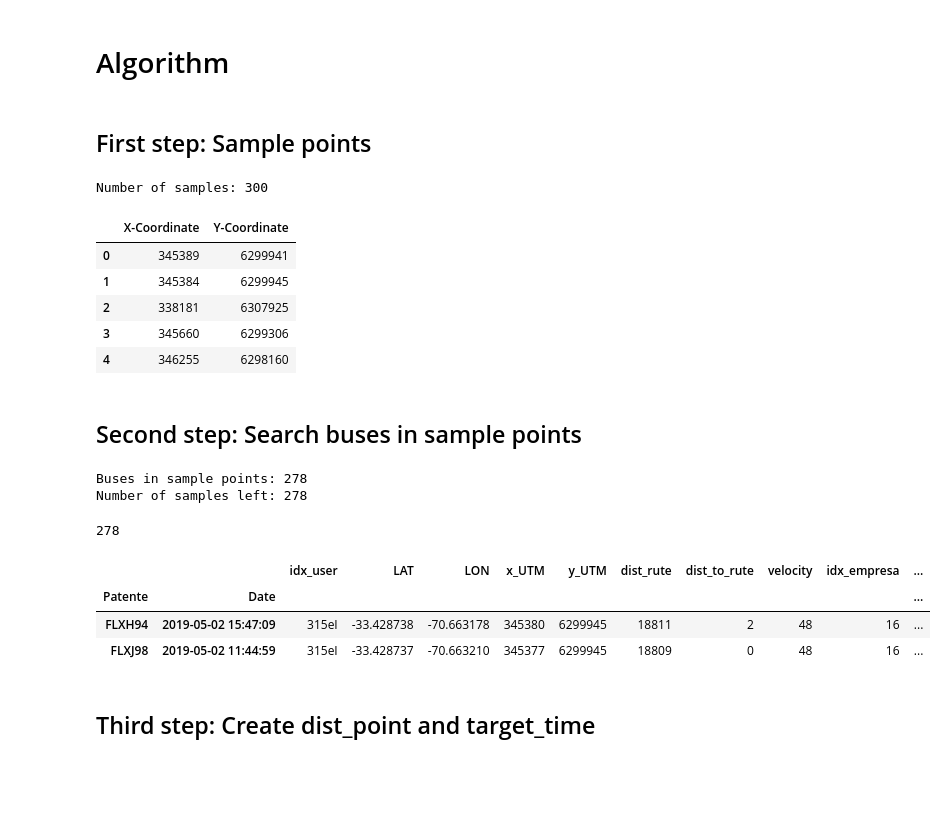
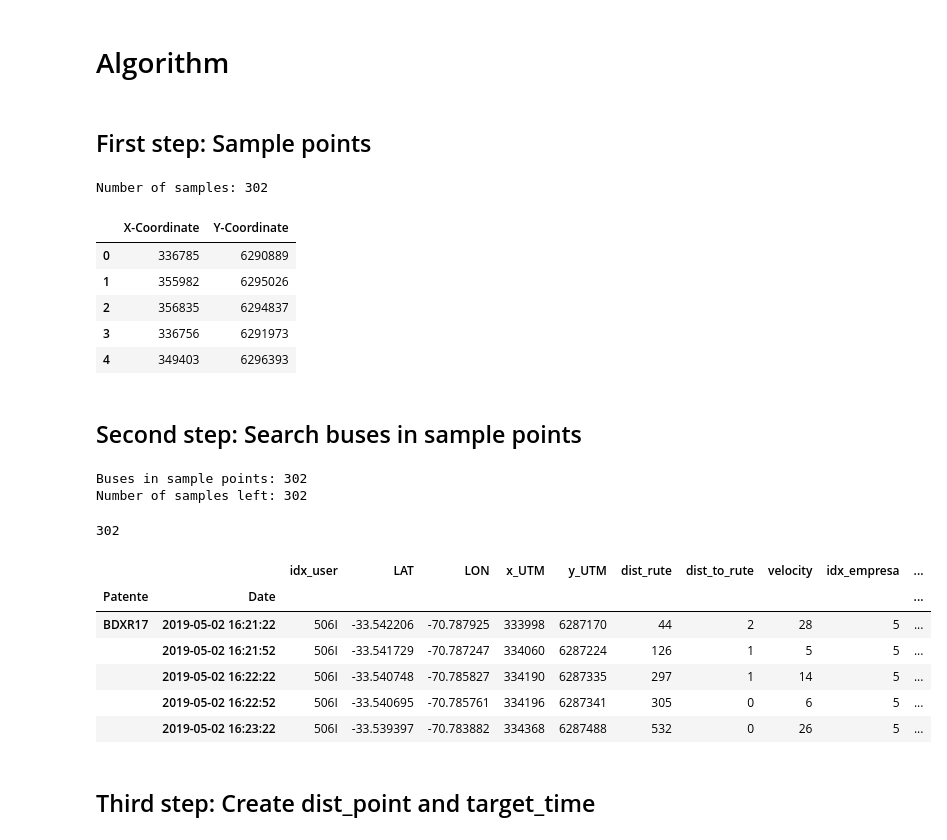
Before and after one commit to cjotade/Transapp, a Jupyter notebook: CC5214_Transapp_Modelo_LSTM.ipynb, the cells around one changed output. Drawn from its saved outputs; the diff is of its cells as text; code cells hidden in the pictures; blank space fills up the shorter version.

```diff
--- a/CC5214_Transapp_Modelo_LSTM.ipynb
+++ b/CC5214_Transapp_Modelo_LSTM.ipynb
@@ -86,9 +84,9 @@ def filter_gps(df_gps, date, bus_shape, patente):
 # %% [markdown]
 ## Create DataFrames
 # %%
-# Parameters to filter
+# Parameters to load data
 date = "2019-05-02"
-bus_name = '315e'
+bus_name = '506'
 ida = True
 threshold_to_route = 100
 # %%
@@ -111,43 +109,39 @@ df_gps.head()
 # %% [markdown]
 # Algorithm
+# %% [markdown]
+## First step: Sample points
 # %%
 columns_filter = ["Patente","x_UTM","y_UTM","velocity","dist_rute"]
 bus_idx = df_gps['idx_user'].unique()[0]
-# %% [markdown]
-## First step: Sample points
 # %%
 # Number of samples
-n_samples = 300
-n_samples = min(len(df_shape.loc[bus_idx]), n_samples)
+frac_samples = 0.4 #0.4
 
-sample_points = df_shape.loc[bus_idx].sample(n_samples,replace=True)[["X-Coordinate", "Y-Coordinate"]].reset_index().drop('ROUTE_NAME',axis=1)
+sample_points = df_shape.loc[bus_idx].sample(frac=frac_samples)[["X-Coordinate", "Y-Coordinate"]].reset_index().drop('ROUTE_NAME',axis=1)
 print('Number of samples:', sample_points.shape[0])
 sample_points.head()
 # %% [output]
-Number of samples: 300
+Number of samples: 302
 |  | X-Coordinate | Y-Coordinate |
-| 0 | 345389 | 6299941 |
-| 1 | 345384 | 6299945 |
-| 2 | 338181 | 6307925 |
-| 3 | 345660 | 6299306 |
-| 4 | 346255 | 6298160 |
+| 0 | 336785 | 6290889 |
+| 1 | 355982 | 6295026 |
+| 2 | 356835 | 6294837 |
+| 3 | 336756 | 6291973 |
+| 4 | 349403 | 6296393 |
 # %% [markdown]
 ## Second step: Search buses in sample points
 # %%
-# Search buses which goes through sample points
-buses_sample_points = []
-for i, sample in sample_points.iterrows():
-    epsilon = 0.1
-    df_epsilon = df_gps[(df_gps["x_UTM"] - sample[0] <= epsilon) & (df_gps["y_UTM"] - sample[1] <= epsilon)]
-    if(df_epsilon.empty):
-        sample_points.drop(i, inplace=True)
-        continue
-    #while(df_epsilon.empty):
-    #    epsilon *= 10
-    #    df_epsilon = df_gps[(df_gps["x_UTM"] - sample[0] <= epsilon) & (df_gps["y_UTM"] - sample[1] <= epsilon)]
-    buses_sample_points.append(df_epsilon)
-print('Buses in sample points:', len(buses_sample_points))
-print('Number of samples left:', sample_points.shape[0])
+def search_buses_points(sample_points):
+    # Search buses which goes through sample points
+    buses_sample_points = []
+    for i, sample in sample_points.iterrows():
+        epsilon = 0.1
+        df_epsilon = df_gps[(df_gps["x_UTM"] - sample[0] <= epsilon) & (df_gps["y_UTM"] - sample[1] <= epsilon)]
+        if(df_epsilon.empty):
+            sample_points.drop(i, inplace=True)
+            continue
+        buses_sample_points.append(df_epsilon)
+    print('Buses in sample points:', len(buses_sample_points))
+    print('Number of samples left:', sample_points.shape[0])
+    buses_patentes_points = [buses_point.set_index(['Patente', buses_point.index]).sort_index() for buses_point in buses_sample_points]
+    return buses_patentes_points
-# %% [output]
-Buses in sample points: 278
-Number of samples left: 278
@@ -156,12 +148,20 @@ buses_patentes_points = [buses_point.set_index(['Patente', buses_point.index]).s
+# %%
+buses_patentes_points = search_buses_points(sample_points)
+# %% [output]
+Buses in sample points: 302
+Number of samples left: 302
 # %%
 print(len(buses_patentes_points))
-buses_patentes_points[0]
+buses_patentes_points[0].head()
 # %% [output]
-278
+302
 |  |  | idx_user | LAT | LON | x_UTM | y_UTM | dist_rute | dist_to_rute | velocity | idx_empresa | ... |
 | Patente | Date |  |  |  |  |  |  |  |  |  | ... |
-| FLXH94 | 2019-05-02 15:47:09 | 315eI | -33.428738 | -70.663178 | 345380 | 6299945 | 18811 | 2 | 48 | 16 | ... |
-| FLXJ98 | 2019-05-02 11:44:59 | 315eI | -33.428737 | -70.663210 | 345377 | 6299945 | 18809 | 0 | 48 | 16 | ... |
+| BDXR17 | 2019-05-02 16:21:22 | 506I | -33.542206 | -70.787925 | 333998 | 6287170 | 44 | 2 | 28 | 5 | ... |
+|  | 2019-05-02 16:21:52 | 506I | -33.541729 | -70.787247 | 334060 | 6287224 | 126 | 1 | 5 | 5 | ... |
+|  | 2019-05-02 16:22:22 | 506I | -33.540748 | -70.785827 | 334190 | 6287335 | 297 | 1 | 14 | 5 | ... |
+|  | 2019-05-02 16:22:52 | 506I | -33.540695 | -70.785761 | 334196 | 6287341 | 305 | 0 | 6 | 5 | ... |
+|  | 2019-05-02 16:23:22 | 506I | -33.539397 | -70.783882 | 334368 | 6287488 | 532 | 0 | 26 | 5 | ... |
 # %% [markdown]
 ## Third step: Create dist_point and target_time
 # %%
```
Also changed, not shown: parts of 38 cells of this notebook, 9 other files.
